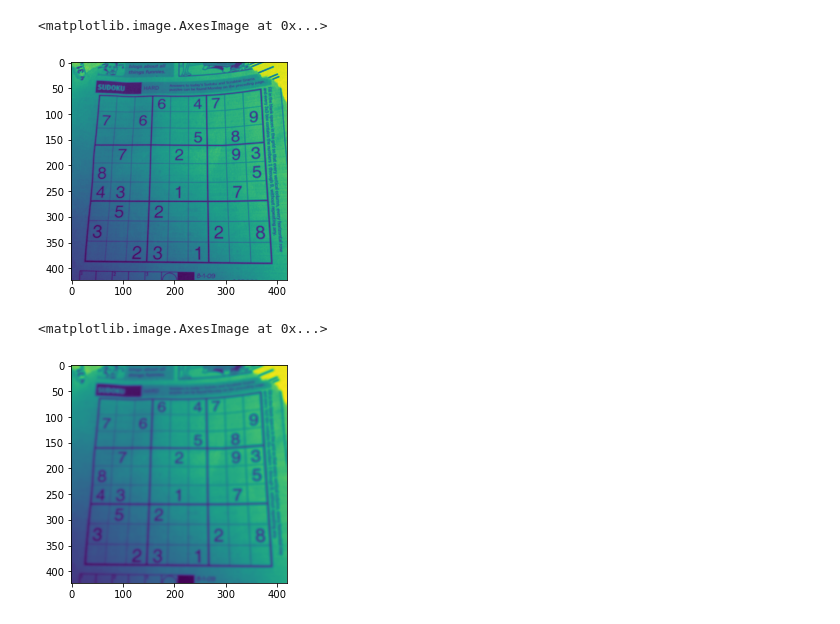
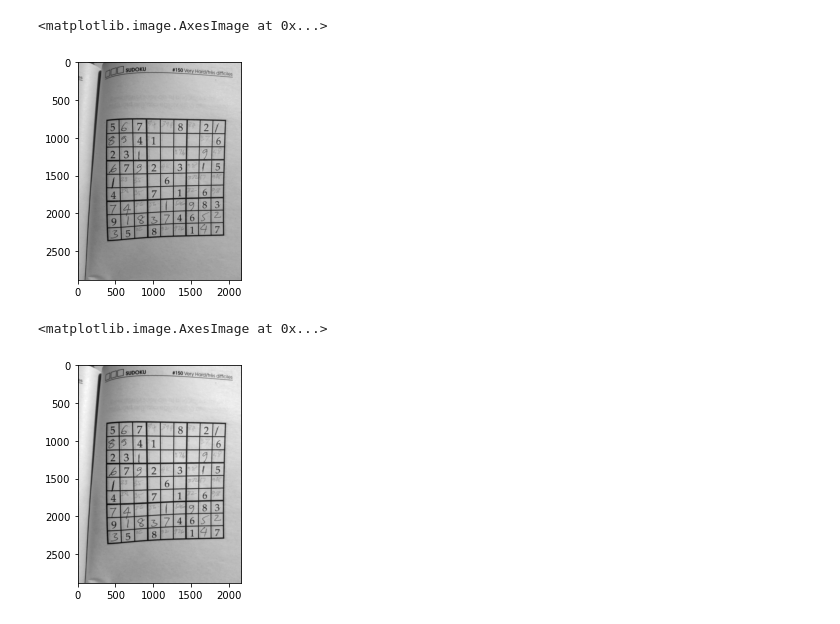
Before and after one commit to brianmakesthings/sudoku_solver, a Jupyter notebook: src/parse_image.ipynb, the cells around one changed output. Drawn from its saved outputs; the diff is of its cells as text; code cells hidden in the pictures.

```diff
--- a/src/parse_image.ipynb
+++ b/src/parse_image.ipynb
@@ -3,14 +3,14 @@ import numpy as np
 import cv2 as cv
 import matplotlib.pyplot as plt
 # %%
-img = cv.imread("sudoku.jpg", 0)
-plt.imshow(img)
+img = cv.imread("sudoku2.jpg", 0)
+plt.imshow(img, cmap="gray")
 # %% [output]
 <matplotlib.image.AxesImage at 0x...>
-[figure, old version]
+[figure, new version]
 # %%
 blurred_img = cv.GaussianBlur(img.copy(), (11,11), 0)
-plt.imshow(blurred_img)
+plt.imshow(blurred_img, cmap='gray')
 # %% [output]
 <matplotlib.image.AxesImage at 0x...>
-[figure, old version]
+[figure, new version]
```
Also changed, not shown: parts of 6 cells of this notebook.
